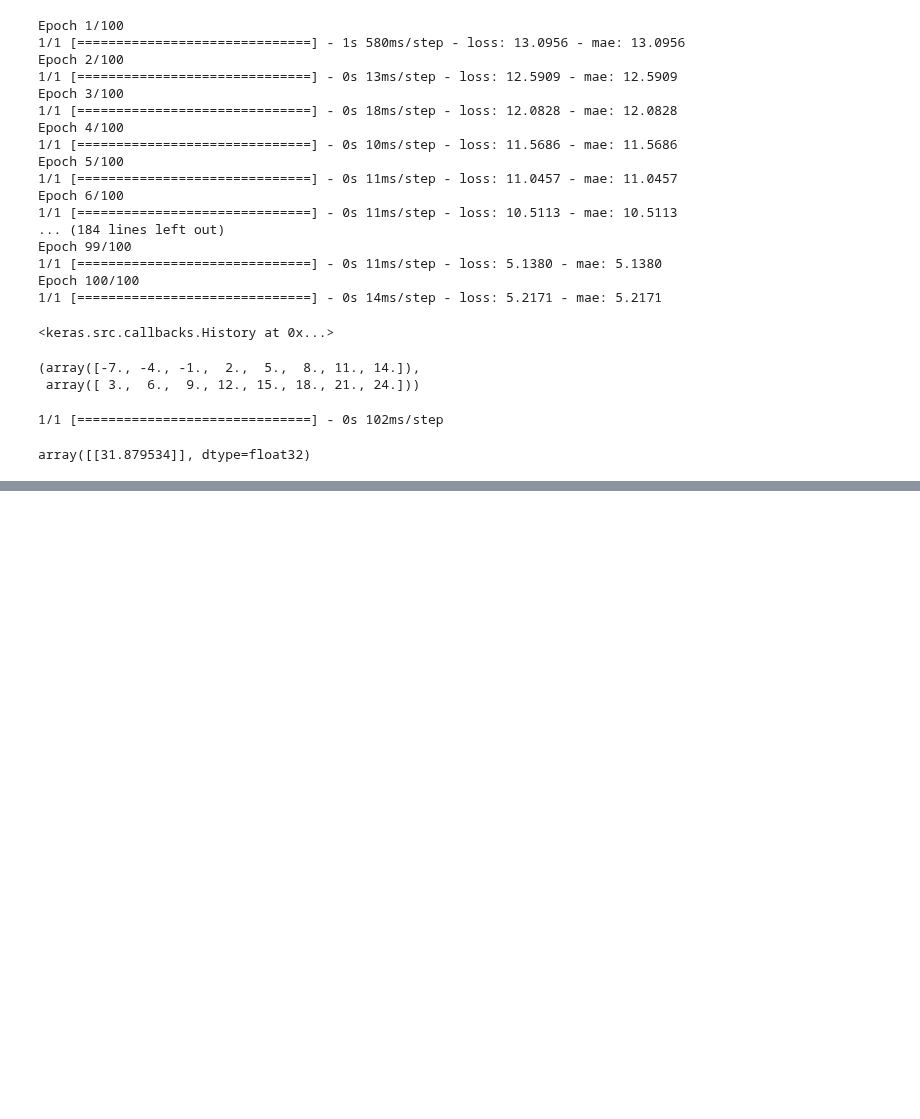
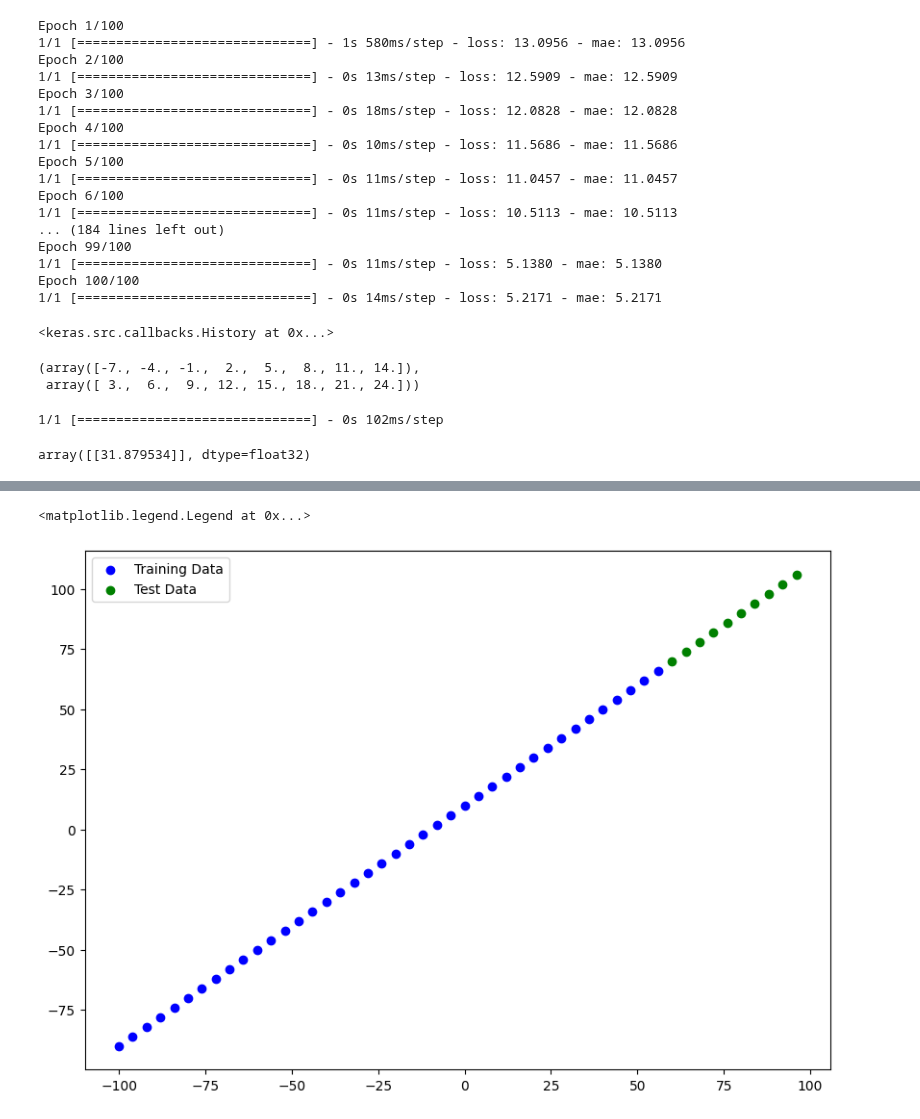
Before and after one commit to iamchenchu/Deep-Learnig-with-TensorFlow, a Jupyter notebook: 01_Neural_Network_Regression_in_TensorFlow.ipynb, the cells around one changed output, grey strips where cells are left out. Saved outputs shown, nothing was run; the diff lists cells and outputs as text; code cells hidden in the pictures; blank space fills up the shorter version.

```diff
--- a/01_Neural_Network_Regression_in_TensorFlow.ipynb
+++ b/01_Neural_Network_Regression_in_TensorFlow.ipynb
@@ -305,0 +361,9 @@ array([[31.879534]], dtype=float32)
+# %%
+# Split the data into train and test sets
+X_train = X[:40] # First 40 are training samples (80% of the data)
+y_train = y[:40]
+
+X_test = X[40:] # Last 10 are testing samples (20% of the data)
+y_test = y[40:]
+
+len(X_train), len(X_test), len(y_train), len(y_test)
@@ -305,0 +376,12 @@ array([[31.879534]], dtype=float32)
+# %%
+plt.figure(figsize=(10,7)) #
+
+#Plot training data in blue
+plt.scatter(X_train, y_train, c="b", label = "Training Data")  # c = "b" means color blue
+
+#Plot test data in green
+plt.scatter(X_test, y_test, c="green", label = "Test Data") # c = "g" means color green
+plt.legend() # Gives the labels within the graph
+# %% [output]
+<matplotlib.legend.Legend at 0x...>
+[figure, added]
```
Also changed, not shown: parts of 9 cells of this notebook.
